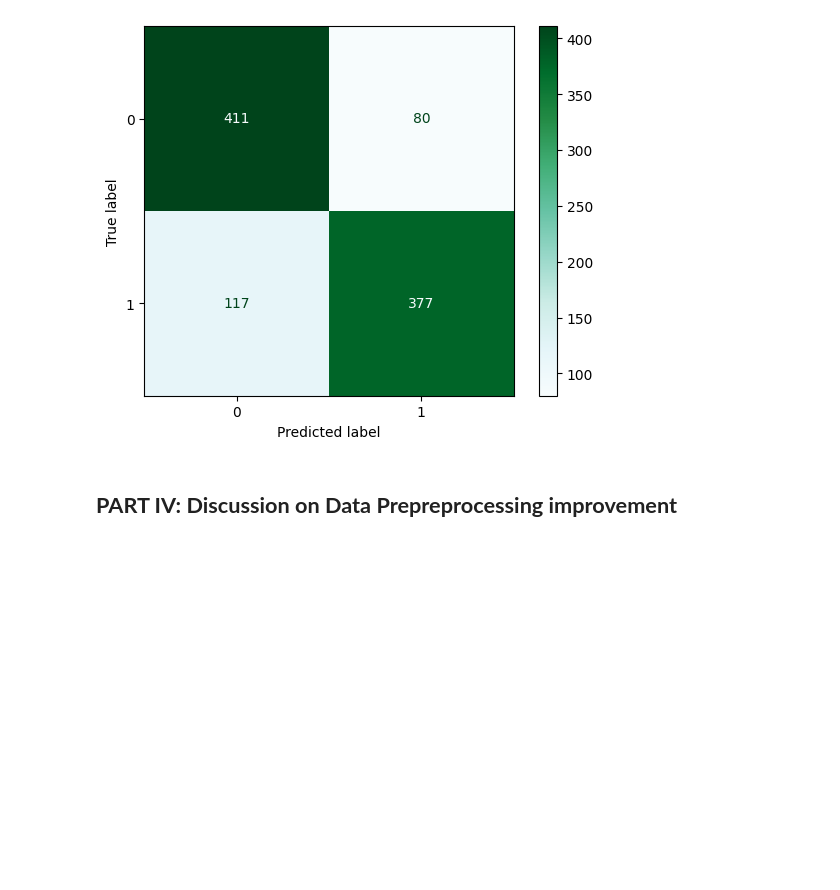
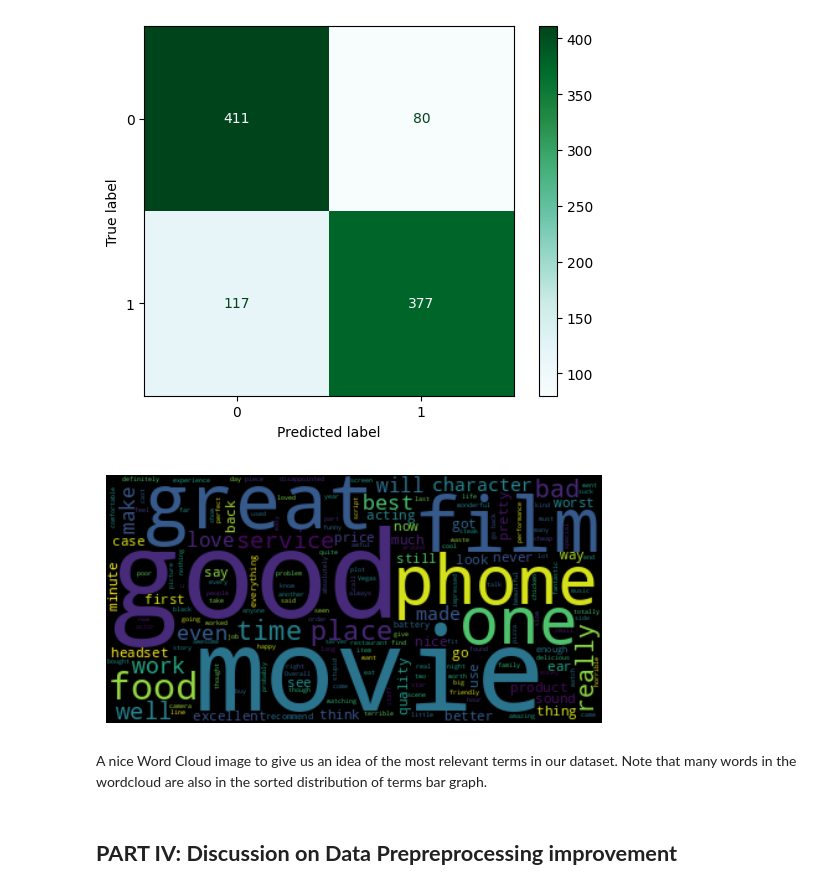
Before and after one commit to vlopez0392/DM2023-Lab1-Fork, a Jupyter notebook: Homework/DM2023_Lab1_Homework.ipynb, the cells around one changed output. Drawn from its saved outputs; the diff is of its cells as text; code cells hidden in the pictures; blank space fills up the shorter version.

Commit message:
Added WordCloud visualization

```diff
--- a/Homework/DM2023_Lab1_Homework.ipynb
+++ b/Homework/DM2023_Lab1_Homework.ipynb
@@ -1171,6 +1171,23 @@ cm2_disp = ConfusionMatrixDisplay(cm2);
 cm2_disp.plot(cmap = 'BuGn');
 # %% [output]
 [figure]
+# %%
+##Word Cloud
+from PIL import Image
+from wordcloud import WordCloud, STOPWORDS, ImageColorGenerator
+
+# Create and generate a word cloud image:
+text = " ".join(review for review in DF.text)
+wordcloud = WordCloud().generate(text)
+
+# Display the generated image:
+plt.imshow(wordcloud, interpolation='bilinear')
+plt.axis("off")
+plt.show()
+# %% [output]
+[figure, added]
+# %% [markdown]
+A nice Word Cloud image to give us an idea of the most relevant terms in our dataset. Note that many words in the wordcloud are also in the sorted distribution of terms bar graph.
 # %% [markdown]
 ## **PART IV: Discussion on Data Prepreprocessing improvement**
 # %% [markdown]
```
Also changed, not shown: 1 other file.
